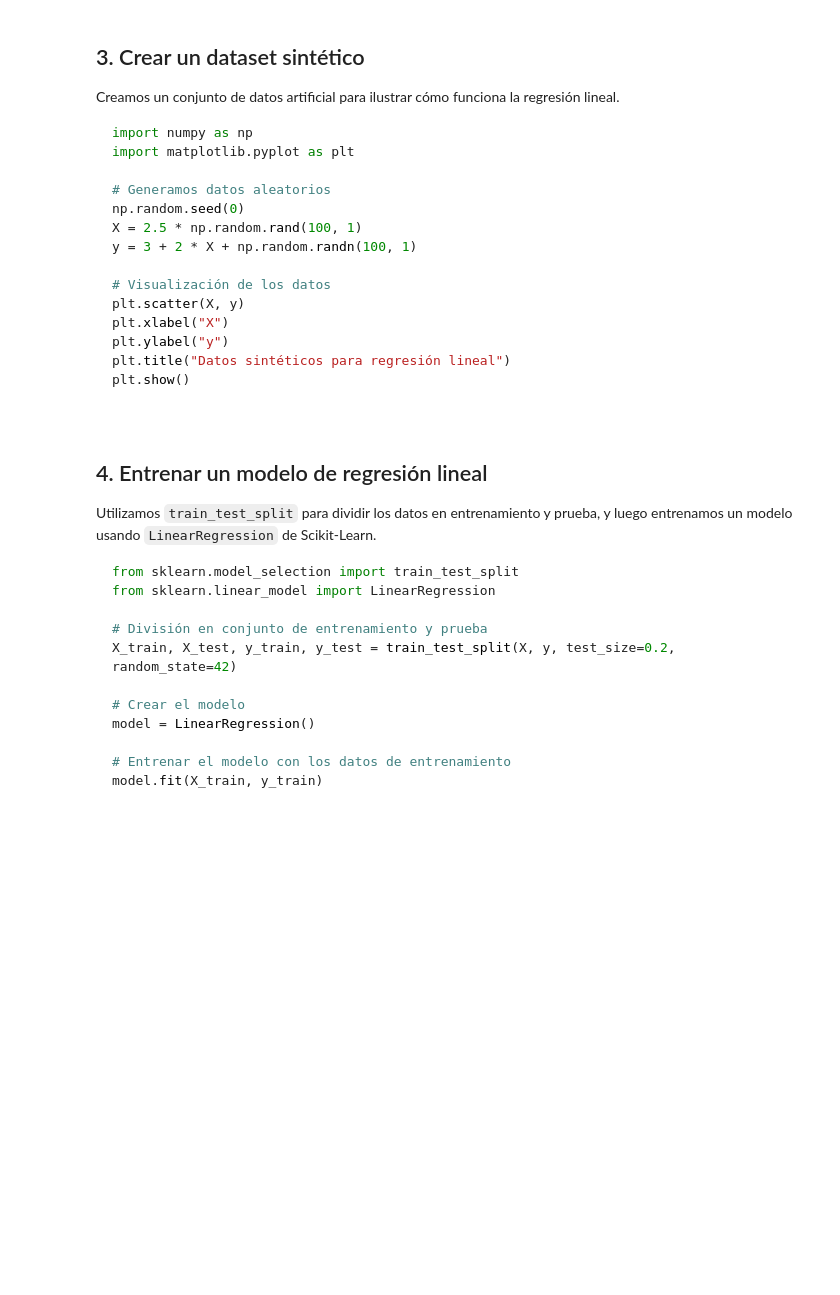
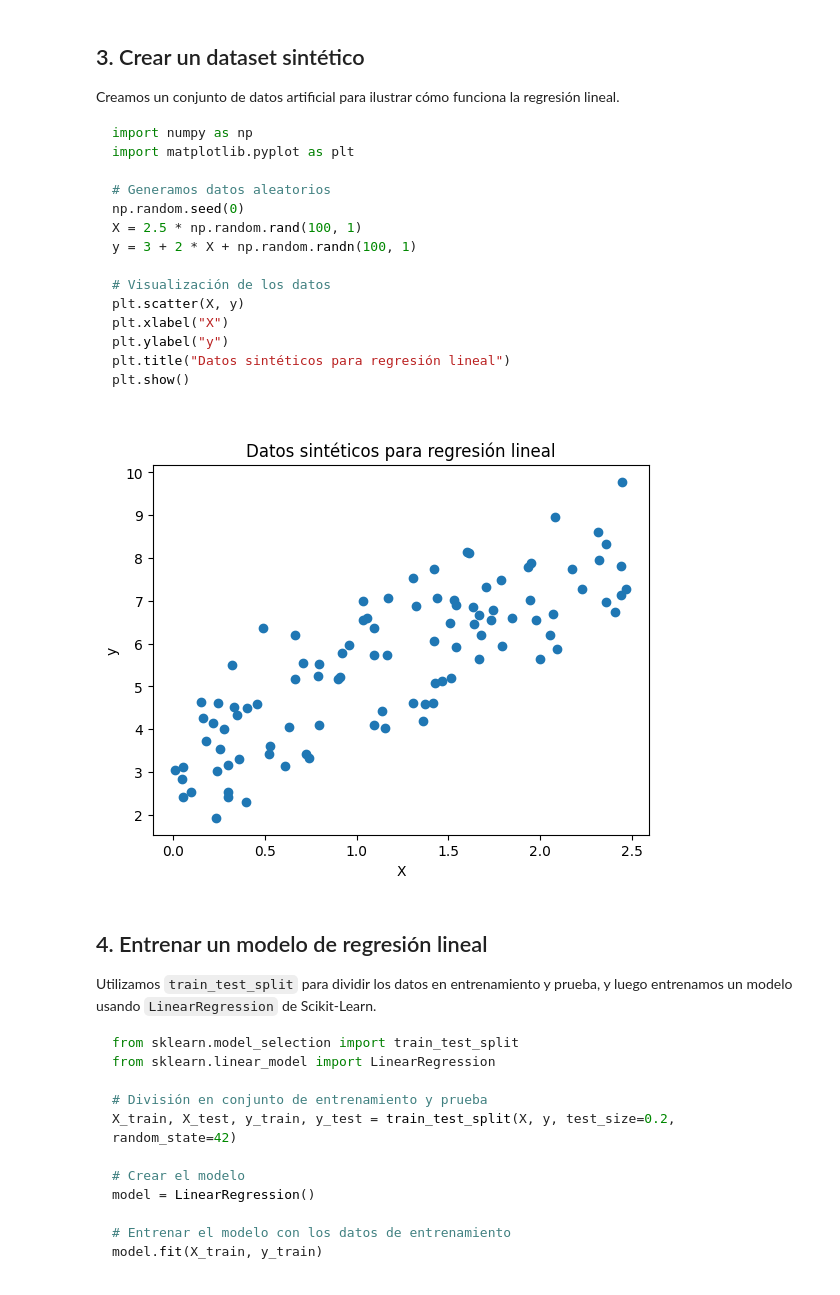
Before and after one commit to davidlealo/sic_ai_2025_jun, a Jupyter notebook: 03machinelearning/clase_9.ipynb, the cells around one changed output. Drawn from its saved outputs; the diff is of its cells as text; code cells hidden in the pictures; blank space fills up the shorter version.

```diff
--- a/03machinelearning/clase_9.ipynb
+++ b/03machinelearning/clase_9.ipynb
@@ -40,6 +68,23 @@ plt.xlabel("X")
 plt.ylabel("y")
 plt.title("Datos sintéticos para regresión lineal")
 plt.show()
+# %%
+import numpy as np
+import matplotlib.pyplot as plt
+
+# Generamos datos aleatorios
+np.random.seed(0)
+X = 2.5 * np.random.rand(100, 1)
+y = 3 + 2 * X + np.random.randn(100, 1)
+
+# Visualización de los datos
+plt.scatter(X, y)
+plt.xlabel("X")
+plt.ylabel("y")
+plt.title("Datos sintéticos para regresión lineal")
+plt.show()
+# %% [output]
+[figure, added]
 # %% [markdown]
 ## 4. Entrenar un modelo de regresión lineal
 
```
Also changed, not shown: parts of 10 cells of this notebook.
